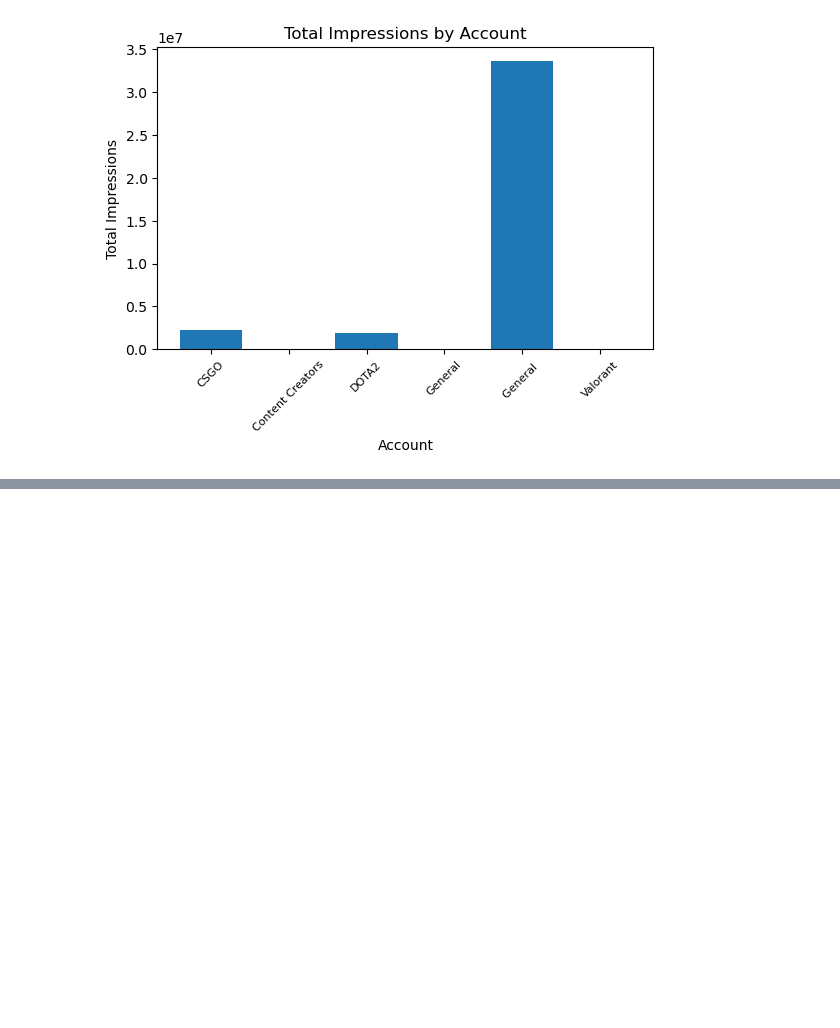
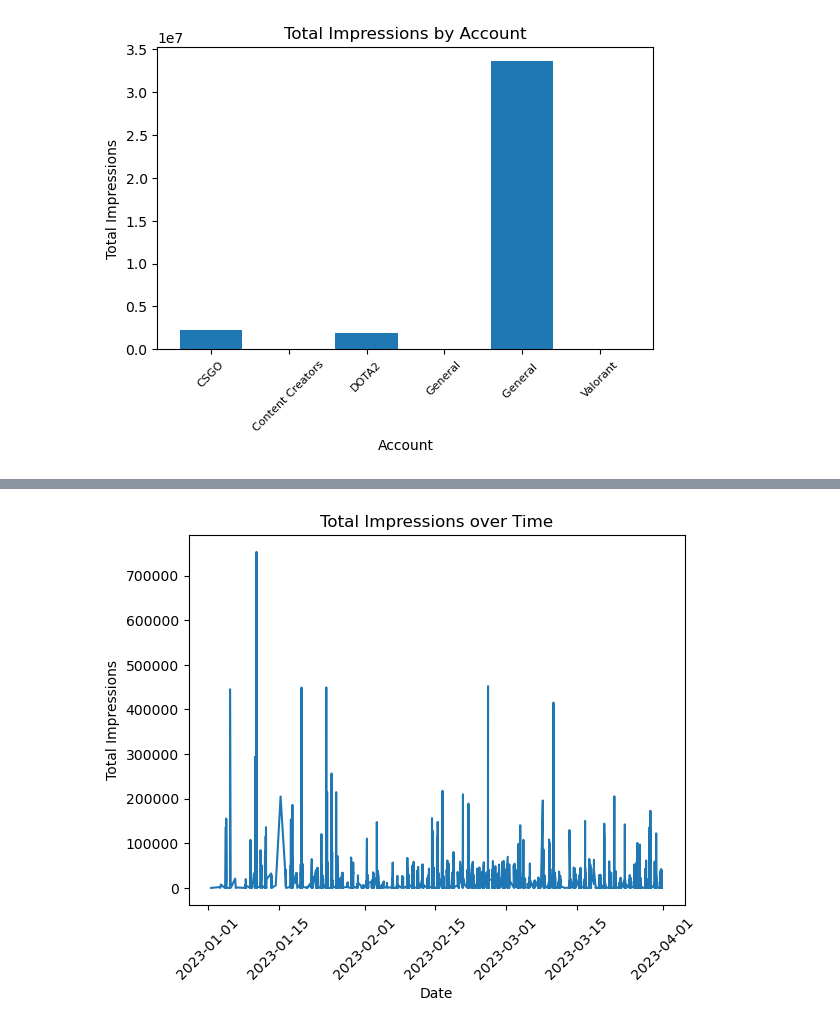
Before and after one commit to skaur42/da_assessment, a Jupyter notebook: da_assessment.ipynb, the cells around one changed output, grey strips where cells are left out. Cells and saved outputs as stored; diff of their text form; code cells hidden in the pictures; blank space fills up the shorter version.

```diff
--- a/da_assessment.ipynb
+++ b/da_assessment.ipynb
@@ -164,0 +181,16 @@ plt.show()
+# %%
+# convert 'Published Date' column to datetime format
+data['Published Date'] = pd.to_datetime(data['Published Date'])
+
+# sort data by 'Published Date'
+data = data.sort_values('Published Date')
+
+# plot date and total impressions
+plt.plot(data['Published Date'], data['Total Impressions'])
+plt.xlabel('Date')
+plt.ylabel('Total Impressions')
+plt.title('Total Impressions over Time')
+plt.xticks(rotation=45)
+plt.show()
+# %% [output]
+[figure, added]
```
Also changed, not shown: parts of 1 cell of this notebook.
